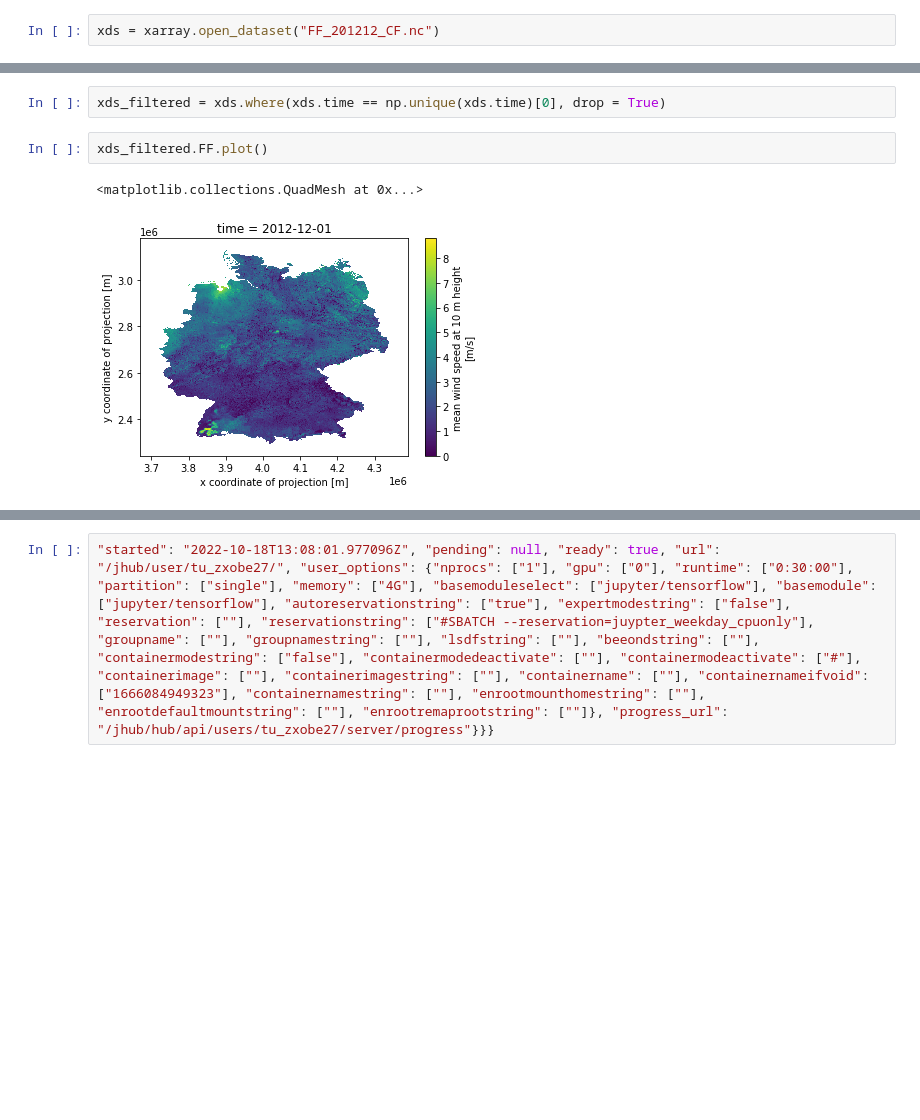
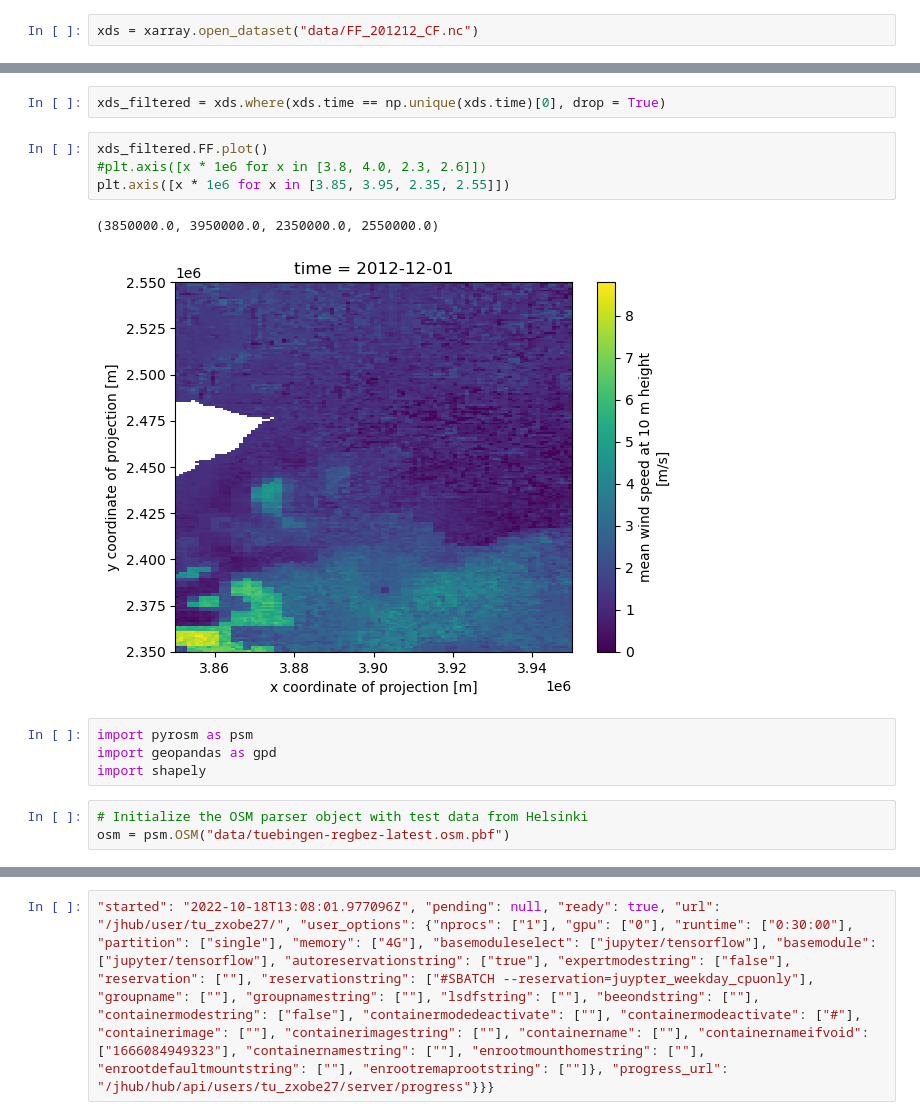
Before and after one commit to felixschulz385/ds_project, a Jupyter notebook: experiments.ipynb, the cells around one changed output, grey strips where cells are left out. Drawn from its saved outputs; the diff is of its cells as text; blank space fills up the shorter version.

```diff
--- a/experiments.ipynb
+++ b/experiments.ipynb
@@ -21,2 +9,2 @@ import xarray
 # %%
-xds = xarray.open_dataset("FF_201212_CF.nc")
+xds = xarray.open_dataset("data/FF_201212_CF.nc")
@@ -38,7 +11,16 @@ DatetimeIndex(['2012-12-01 00:00:00', '2012-12-01 01:00:00',
 # %%
 xds_filtered = xds.where(xds.time == np.unique(xds.time)[0], drop = True)
-# %%
-xds_filtered.FF.plot()
-# %% [output]
-<matplotlib.collections.QuadMesh at 0x...>
-[figure, removed]
+# %%
+xds_filtered.FF.plot()
+#plt.axis([x * 1e6 for x in [3.8, 4.0, 2.3, 2.6]])
+plt.axis([x * 1e6 for x in [3.85, 3.95, 2.35, 2.55]])
+# %% [output]
+(3850000.0, 3950000.0, 2350000.0, 2550000.0)
+[figure, added]
+# %%
+import pyrosm as psm
+import geopandas as gpd
+import shapely
+# %%
+# Initialize the OSM parser object with test data from Helsinki
+osm = psm.OSM("data/tuebingen-regbez-latest.osm.pbf")
```
Also changed, not shown: parts of 22 cells of this notebook, 10 other files.
